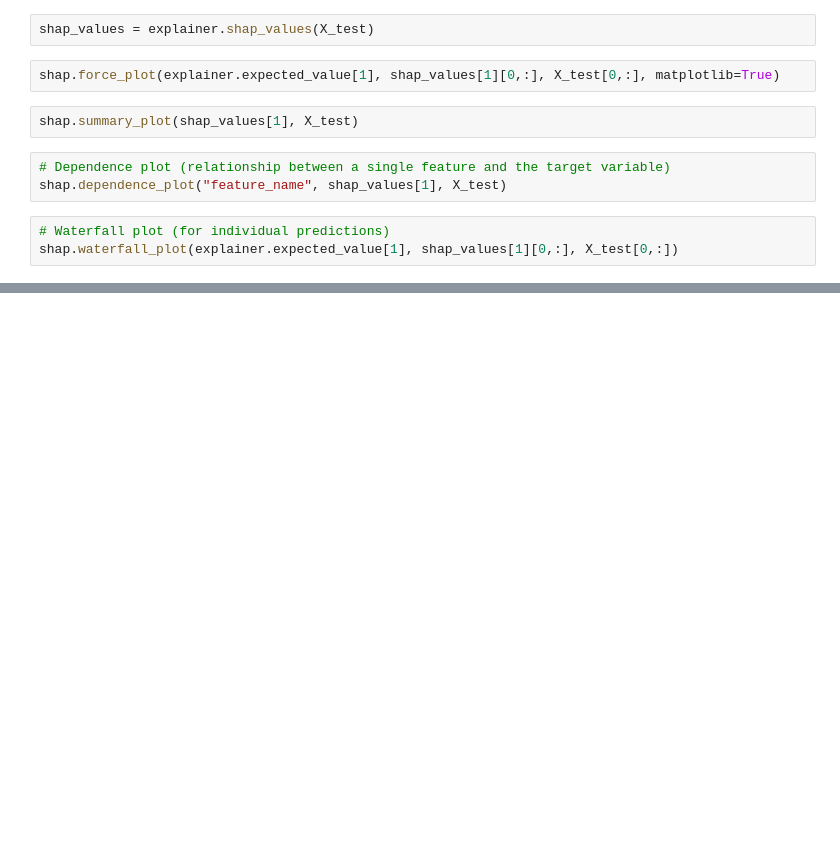
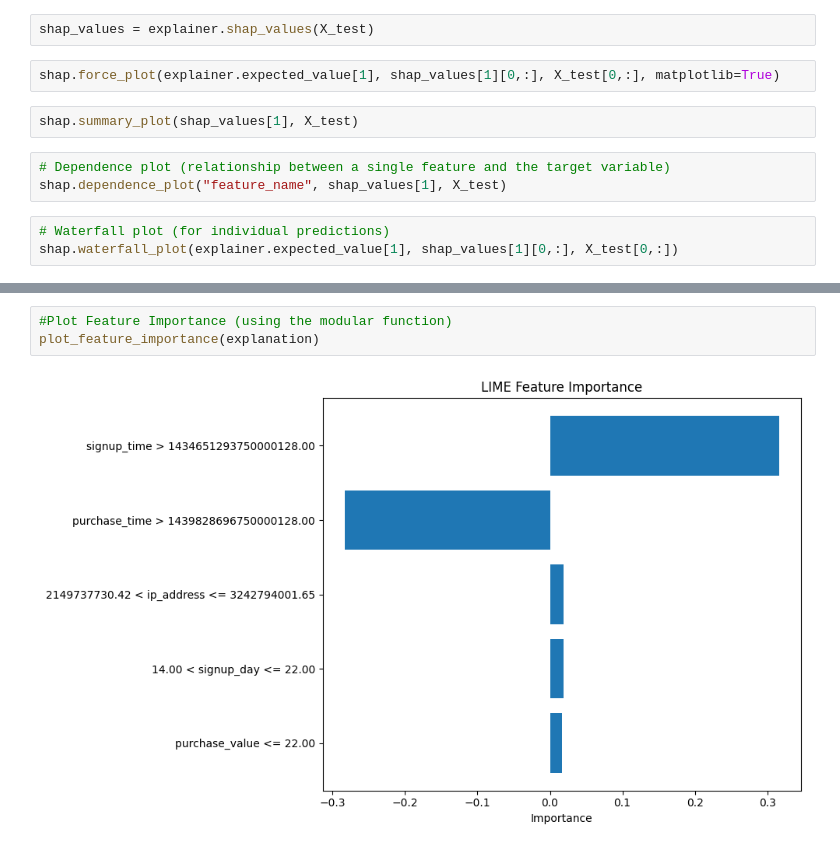
Before and after one commit to Ayan-SE/Project_Week_8, a Jupyter notebook: notebooks/main.ipynb, the cells around one changed output, grey strips where cells are left out. Saved outputs shown, nothing was run; the diff lists cells and outputs as text; blank space fills up the shorter version.

```diff
--- a/notebooks/main.ipynb
+++ b/notebooks/main.ipynb
@@ -431,0 +444,5 @@ shap.waterfall_plot(explainer.expected_value[1], shap_values[1][0,:], X_test[0,:
+# %%
+#Plot Feature Importance (using the modular function)
+plot_feature_importance(explanation)
+# %% [output]
+[figure, added]
```
Also changed, not shown: parts of 6 cells of this notebook.
